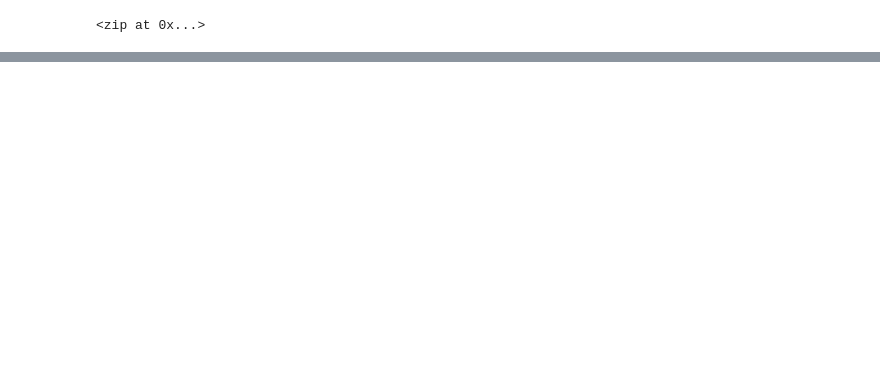
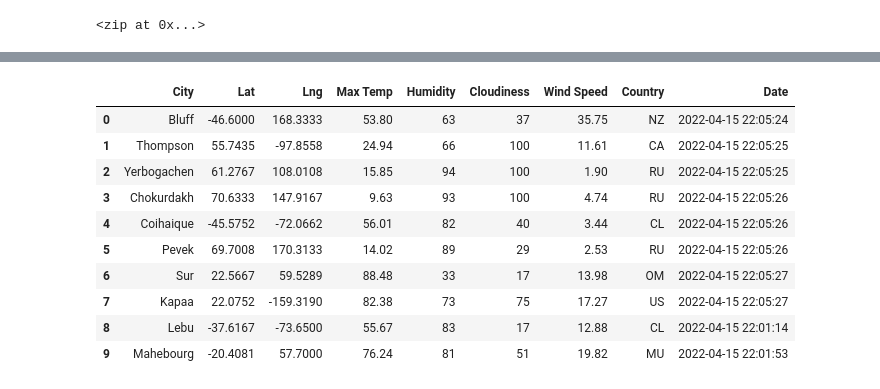
Before and after one commit to Shruti733/World_Weather_Analysis, a Jupyter notebook: WeatherPy.ipynb, the cells around one changed output, grey strips where cells are left out. Saved outputs shown, nothing was run; the diff lists cells and outputs as text; code cells hidden in the pictures; blank space fills up the shorter version.

```diff
--- a/WeatherPy.ipynb
+++ b/WeatherPy.ipynb
@@ -26,0 +145,16 @@ print(len(cities))
+# %%
+# Convert the array of dictionaries to a Pandas DataFrame.
+city_data_df = pd.DataFrame(city_data)
+city_data_df.head(10)
+# %% [output]
+|  | City | Lat | Lng | Max Temp | Humidity | Cloudiness | Wind Speed | Country | Date |
+| 0 | Bluff | -46.6000 | 168.3333 | 53.80 | 63 | 37 | 35.75 | NZ | 2022-04-15 22:05:24 |
+| 1 | Thompson | 55.7435 | -97.8558 | 24.94 | 66 | 100 | 11.61 | CA | 2022-04-15 22:05:25 |
+| 2 | Yerbogachen | 61.2767 | 108.0108 | 15.85 | 94 | 100 | 1.90 | RU | 2022-04-15 22:05:25 |
+| 3 | Chokurdakh | 70.6333 | 147.9167 | 9.63 | 93 | 100 | 4.74 | RU | 2022-04-15 22:05:26 |
+| 4 | Coihaique | -45.5752 | -72.0662 | 56.01 | 82 | 40 | 3.44 | CL | 2022-04-15 22:05:26 |
+| 5 | Pevek | 69.7008 | 170.3133 | 14.02 | 89 | 29 | 2.53 | RU | 2022-04-15 22:05:26 |
+| 6 | Sur | 22.5667 | 59.5289 | 88.48 | 33 | 17 | 13.98 | OM | 2022-04-15 22:05:27 |
+| 7 | Kapaa | 22.0752 | -159.3190 | 82.38 | 73 | 75 | 17.27 | US | 2022-04-15 22:05:27 |
+| 8 | Lebu | -37.6167 | -73.6500 | 55.67 | 83 | 17 | 12.88 | CL | 2022-04-15 22:01:14 |
+| 9 | Mahebourg | -20.4081 | 57.7000 | 76.24 | 81 | 51 | 19.82 | MU | 2022-04-15 22:01:53 |
```
Also changed, not shown: parts of 10 cells of this notebook, 1 other file.
